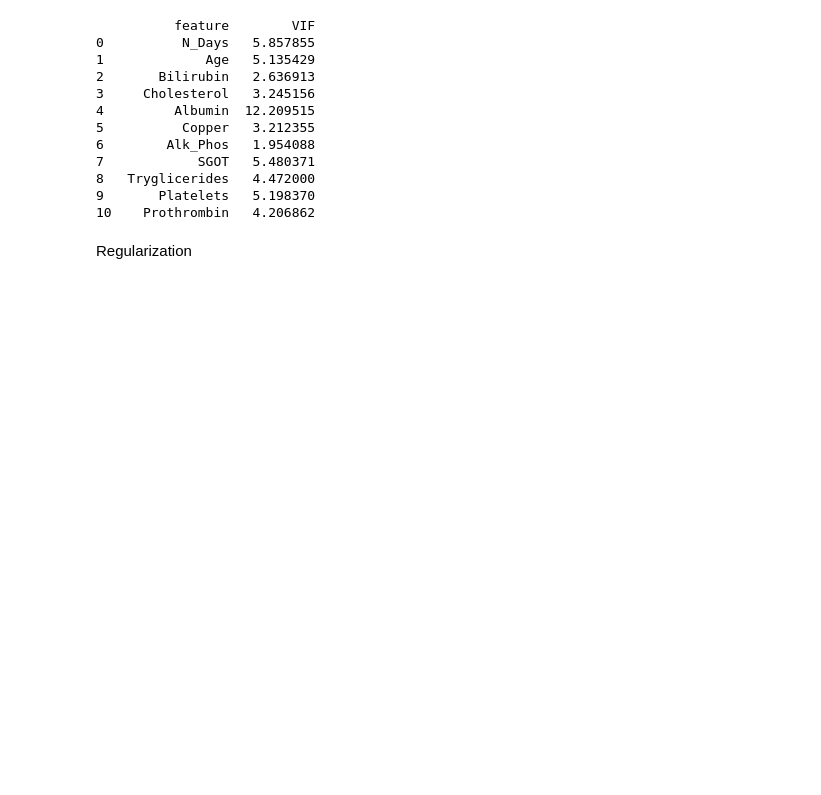
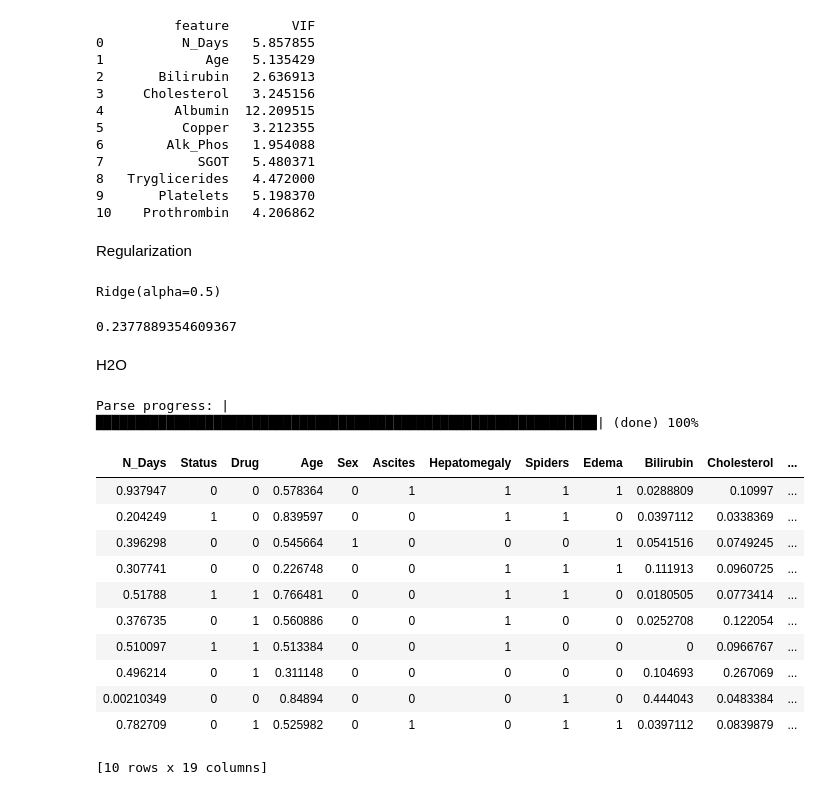
Before and after one commit to sanalpillai/Auto-ML, a Jupyter notebook: AutoML.ipynb, the cells around one changed output. Cells and saved outputs as stored; diff of their text form; code cells hidden in the pictures; blank space fills up the shorter version.

```diff
--- a/AutoML.ipynb
+++ b/AutoML.ipynb
@@ -411,0 +423,35 @@ Regularization
+# %%
+# Ridge regression with an alpha of 0.5
+ridge = Ridge(fit_intercept=True, alpha=0.5)
+ridge.fit(X_train, y_train)
+# %% [output]
+Ridge(alpha=0.5)
+# %%
+# rmse after regularization
+y_pred = ridge.predict(X_test)
+
+rmse = np.sqrt(metrics.mean_squared_error(y_test, y_pred))
+rmse
+# %% [output]
+0.2377889354609367
+# %% [markdown]
+H2O
+# %%
+data = h2o.H2OFrame(data)
+# %% [output]
+Parse progress: |████████████████████████████████████████████████████████████████| (done) 100%
+# %%
+data.head()
+# %% [output]
+| N_Days | Status | Drug | Age | Sex | Ascites | Hepatomegaly | Spiders | Edema | Bilirubin | Cholesterol | ... |
+| 0.937947 | 0 | 0 | 0.578364 | 0 | 1 | 1 | 1 | 1 | 0.0288809 | 0.10997 | ... |
+| 0.204249 | 1 | 0 | 0.839597 | 0 | 0 | 1 | 1 | 0 | 0.0397112 | 0.0338369 | ... |
+| 0.396298 | 0 | 0 | 0.545664 | 1 | 0 | 0 | 0 | 1 | 0.0541516 | 0.0749245 | ... |
+| 0.307741 | 0 | 0 | 0.226748 | 0 | 0 | 1 | 1 | 1 | 0.111913 | 0.0960725 | ... |
+| 0.51788 | 1 | 1 | 0.766481 | 0 | 0 | 1 | 1 | 0 | 0.0180505 | 0.0773414 | ... |
+| 0.376735 | 0 | 1 | 0.560886 | 0 | 0 | 1 | 0 | 0 | 0.0252708 | 0.122054 | ... |
+| 0.510097 | 1 | 1 | 0.513384 | 0 | 0 | 1 | 0 | 0 | 0 | 0.0966767 | ... |
+| 0.496214 | 0 | 1 | 0.311148 | 0 | 0 | 0 | 0 | 0 | 0.104693 | 0.267069 | ... |
+| 0.00210349 | 0 | 0 | 0.84894 | 0 | 0 | 0 | 1 | 0 | 0.444043 | 0.0483384 | ... |
+| 0.782709 | 0 | 1 | 0.525982 | 0 | 1 | 0 | 1 | 1 | 0.0397112 | 0.0839879 | ... |
+[10 rows x 19 columns]
```
Also changed, not shown: parts of 14 cells of this notebook.
